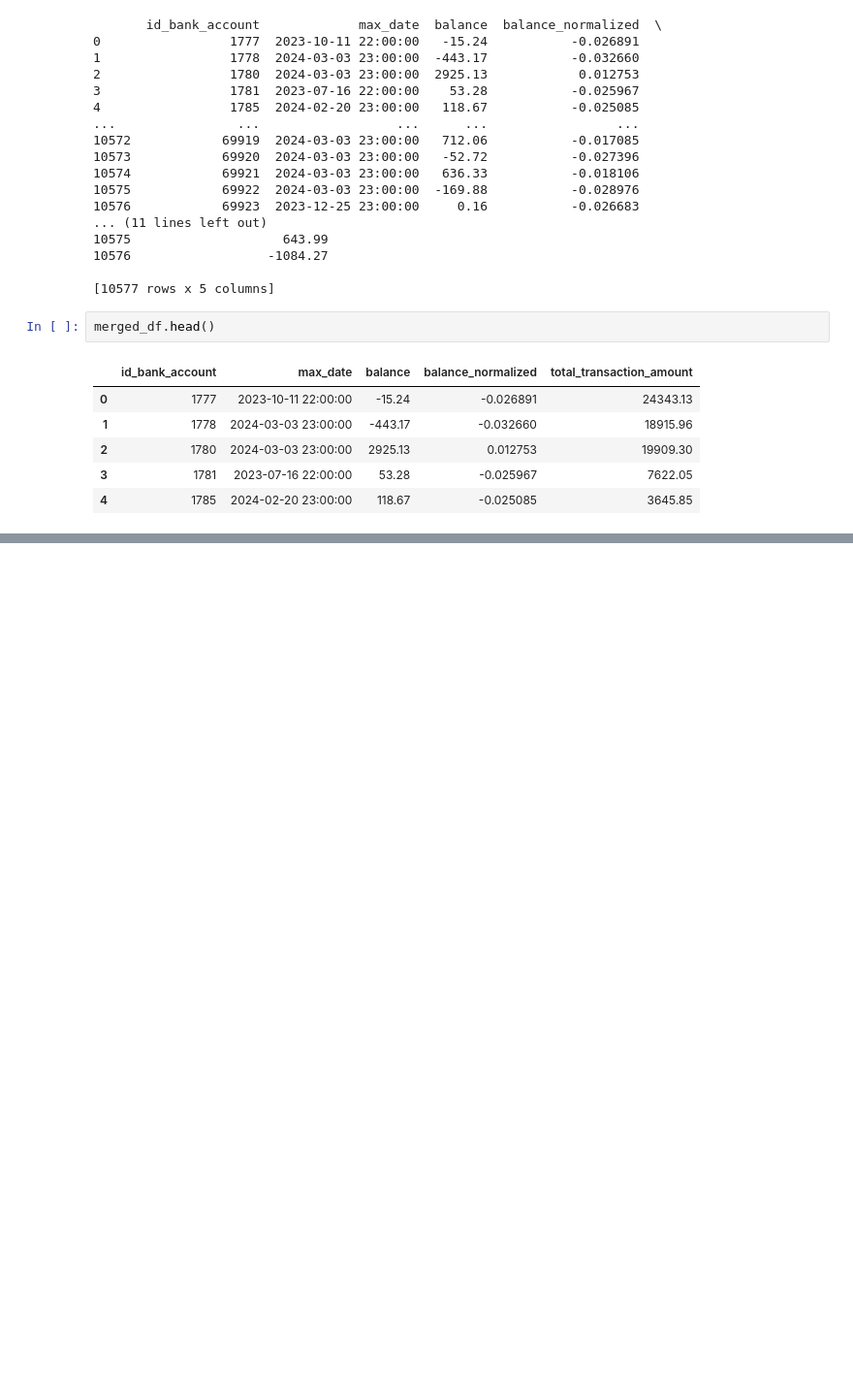
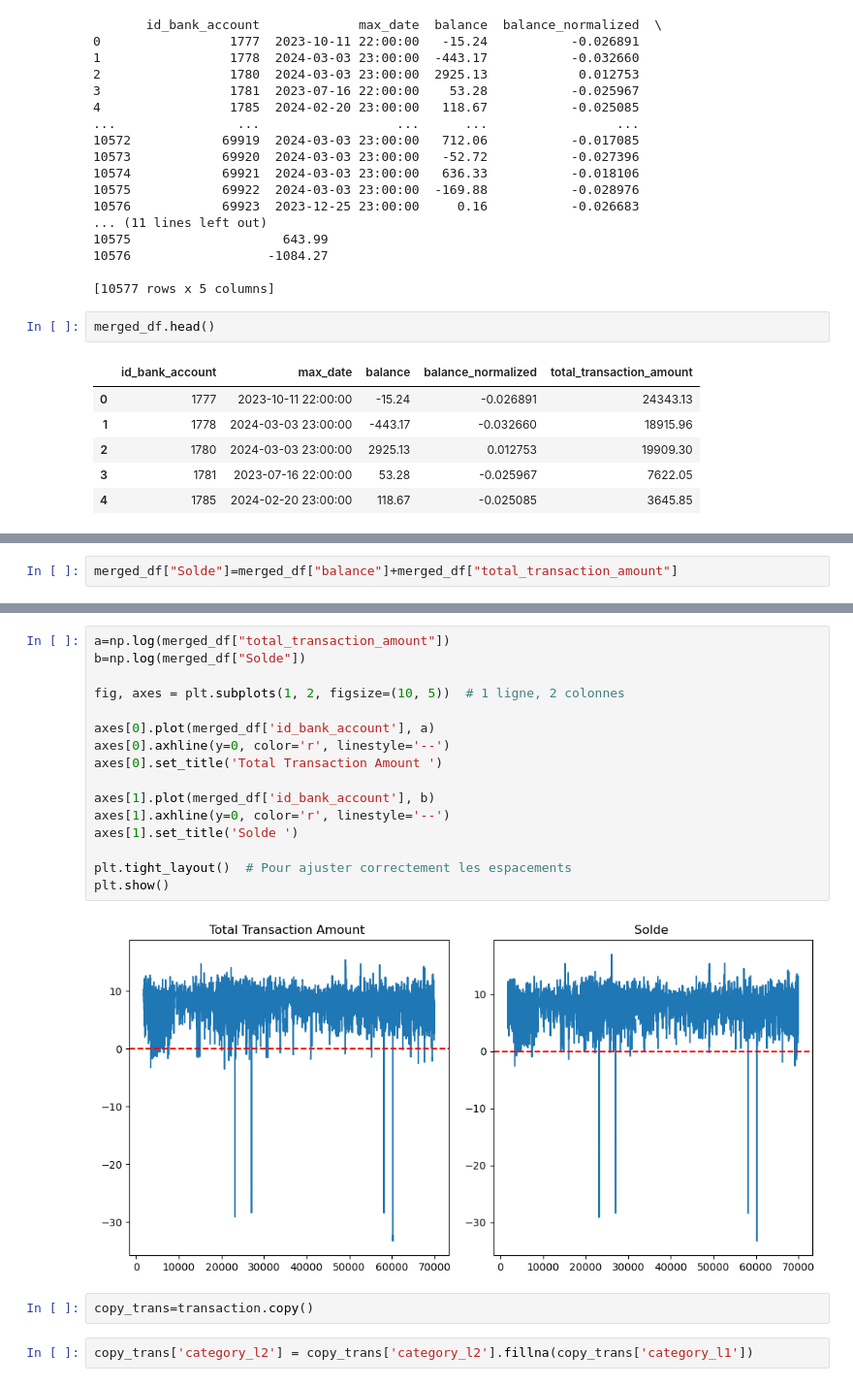
Before and after one commit to rouaabl/Projet-construction-d-un-score-d-octroi, a Jupyter notebook: start.ipynb, the cells around one changed output, grey strips where cells are left out. Shown at 97% size. Saved outputs shown, nothing was run; the diff lists cells and outputs as text; blank space fills up the shorter version.

```diff
--- a/start.ipynb
+++ b/start.ipynb
@@ -272,0 +274,2 @@ plt.show()
+# %%
+merged_df["Solde"]=merged_df["balance"]+merged_df["total_transaction_amount"]
@@ -272,0 +292,22 @@ plt.show()
+# %%
+a=np.log(merged_df["total_transaction_amount"])
+b=np.log(merged_df["Solde"])
+
+fig, axes = plt.subplots(1, 2, figsize=(10, 5))  # 1 ligne, 2 colonnes
+
+axes[0].plot(merged_df['id_bank_account'], a)
+axes[0].axhline(y=0, color='r', linestyle='--')
+axes[0].set_title('Total Transaction Amount ')
+
+axes[1].plot(merged_df['id_bank_account'], b)
+axes[1].axhline(y=0, color='r', linestyle='--')
+axes[1].set_title('Solde ')
+
+plt.tight_layout()  # Pour ajuster correctement les espacements
+plt.show()
+# %% [output]
+[figure, added]
+# %%
+copy_trans=transaction.copy()
+# %%
+copy_trans['category_l2'] = copy_trans['category_l2'].fillna(copy_trans['category_l1'])
```
Also changed, not shown: parts of 9 cells of this notebook.
